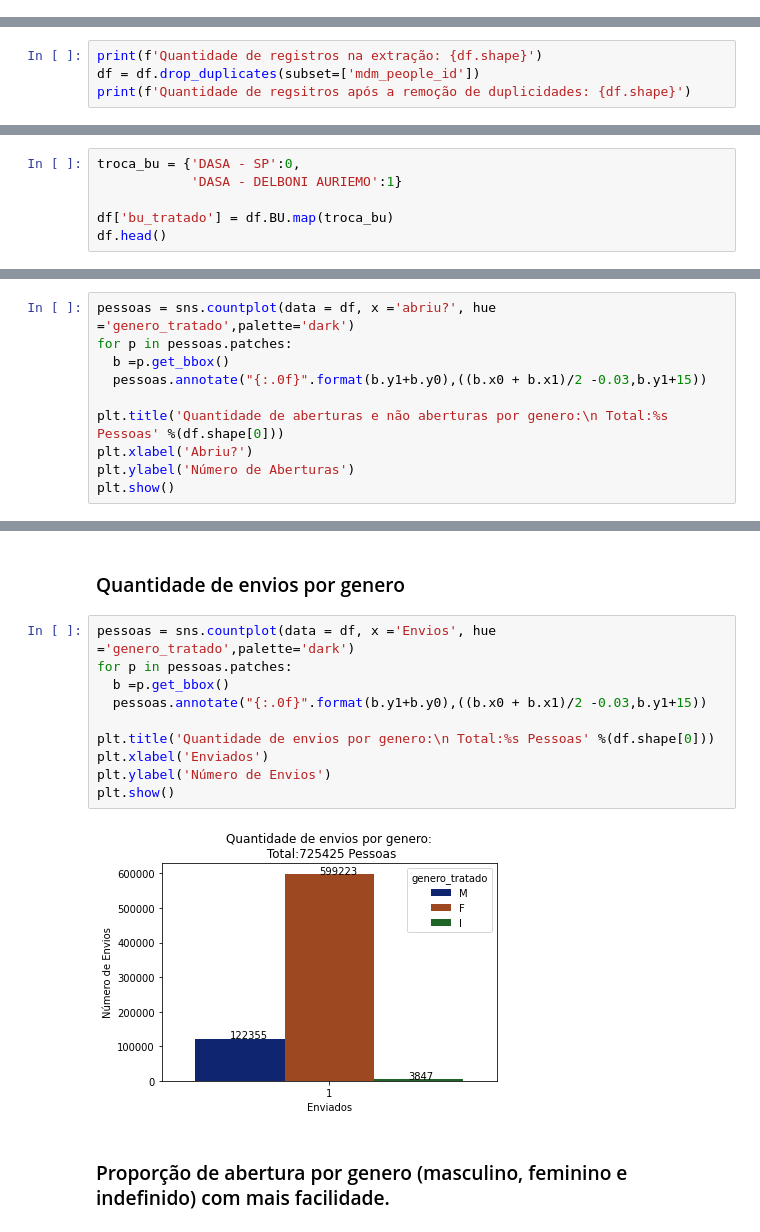
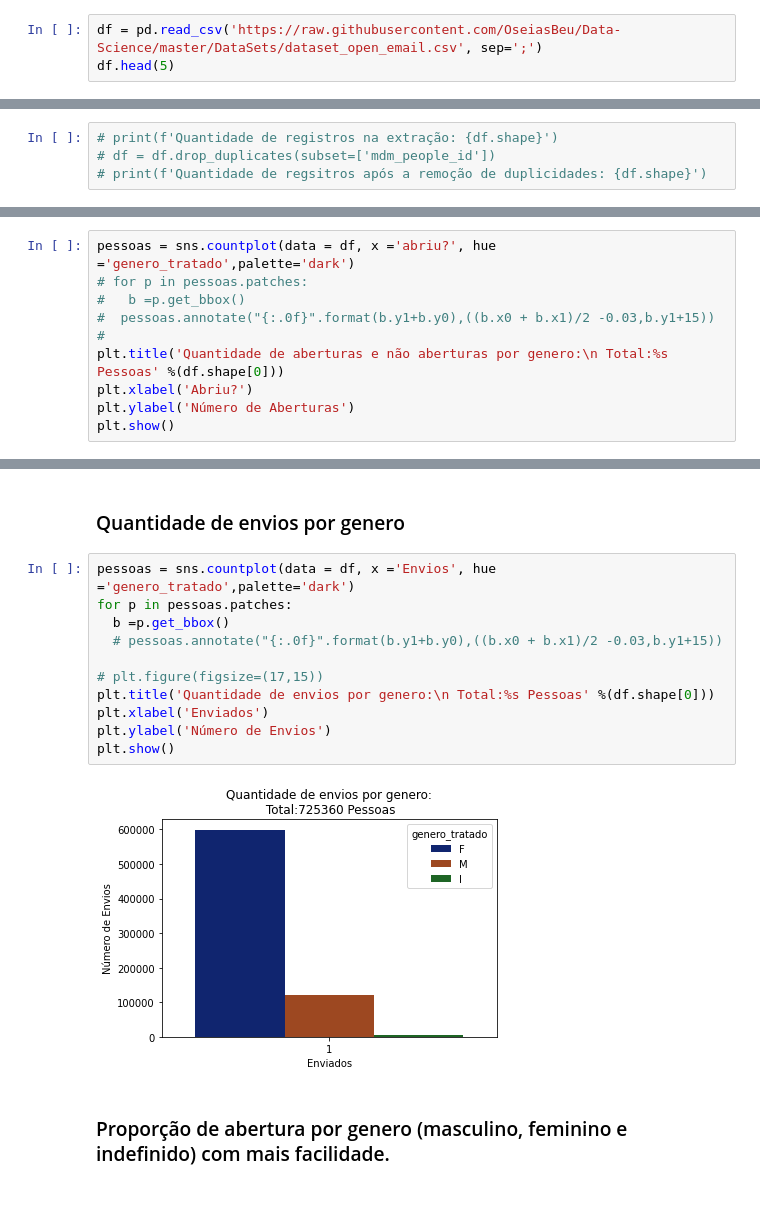
Before and after one commit to OseiasBeu/Data-Science, a Jupyter notebook: PreverPercentualDeAberturaDeEmails.ipynb, the cells around one changed output, grey strips where cells are left out. Cells and saved outputs as stored; diff of their text form; blank space fills up the shorter version.

```diff
--- a/PreverPercentualDeAberturaDeEmails.ipynb
+++ b/PreverPercentualDeAberturaDeEmails.ipynb
@@ -144,0 +63,3 @@ if __name__ == '__main__':
+# %%
+df = pd.read_csv('https://raw.githubusercontent.com/OseiasBeu/Data-Science/master/DataSets/dataset_open_email.csv', sep=';')
+df.head(5)
@@ -145,6 +73,6 @@ if __name__ == '__main__':
 # %% [markdown]
 ### Removendo duplicidades com base no ID.
 # %%
-print(f'Quantidade de registros na extração: {df.shape}')
-df = df.drop_duplicates(subset=['mdm_people_id'])
-print(f'Quantidade de regsitros após a remoção de duplicidades: {df.shape}')
+# print(f'Quantidade de registros na extração: {df.shape}')
+# df = df.drop_duplicates(subset=['mdm_people_id'])
+# print(f'Quantidade de regsitros após a remoção de duplicidades: {df.shape}')
@@ -324,6 +230,0 @@ dtype: int64
-# %%
-troca_bu = {'DASA - SP':0,
-            'DASA - DELBONI AURIEMO':1}
-
-df['bu_tratado'] = df.BU.map(troca_bu)
-df.head()
@@ -493,10 +368,10 @@ plt.show()
 ### Quantidade de aberturas e não aberturas por genero.
 # %%
 pessoas = sns.countplot(data = df, x ='abriu?', hue ='genero_tratado',palette='dark')
-for p in pessoas.patches:
-  b =p.get_bbox()
-  pessoas.annotate("{:.0f}".format(b.y1+b.y0),((b.x0 + b.x1)/2 -0.03,b.y1+15))
-
+# for p in pessoas.patches:
+#   b =p.get_bbox()
+#  pessoas.annotate("{:.0f}".format(b.y1+b.y0),((b.x0 + b.x1)/2 -0.03,b.y1+15))
+#
 plt.title('Quantidade de aberturas e não aberturas por genero:\n Total:%s Pessoas' %(df.shape[0]))
 plt.xlabel('Abriu?')
 plt.ylabel('Número de Aberturas')
@@ -508,15 +383,16 @@ plt.show()
 # %%
 pessoas = sns.countplot(data = df, x ='Envios', hue ='genero_tratado',palette='dark')
 for p in pessoas.patches:
   b =p.get_bbox()
-  pessoas.annotate("{:.0f}".format(b.y1+b.y0),((b.x0 + b.x1)/2 -0.03,b.y1+15))
+  # pessoas.annotate("{:.0f}".format(b.y1+b.y0),((b.x0 + b.x1)/2 -0.03,b.y1+15))
 
+# plt.figure(figsize=(17,15))
 plt.title('Quantidade de envios por genero:\n Total:%s Pessoas' %(df.shape[0]))
 plt.xlabel('Enviados')
 plt.ylabel('Número de Envios')
 plt.show()
 # %% [output]
-[figure, old version]
+[figure, new version]
 # %% [markdown]
 ### Proporção de abertura por genero (masculino, feminino e indefinido) com mais facilidade.
 # %%
```
Also changed, not shown: parts of 86 cells of this notebook.
